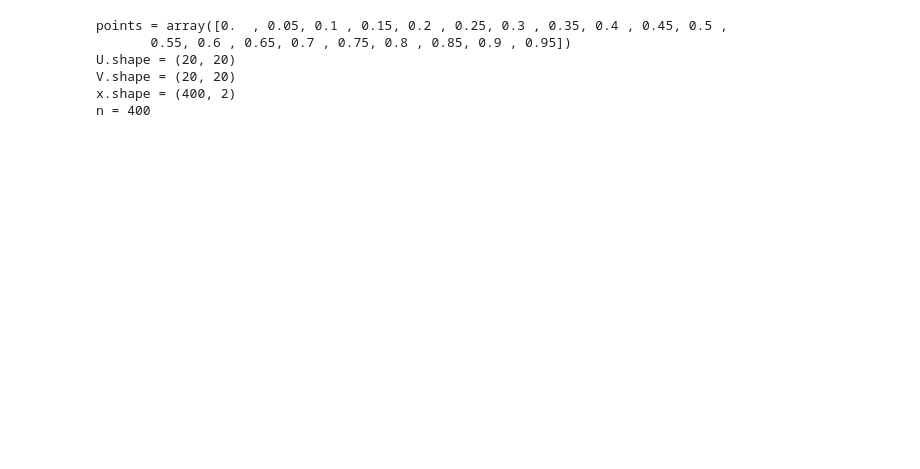
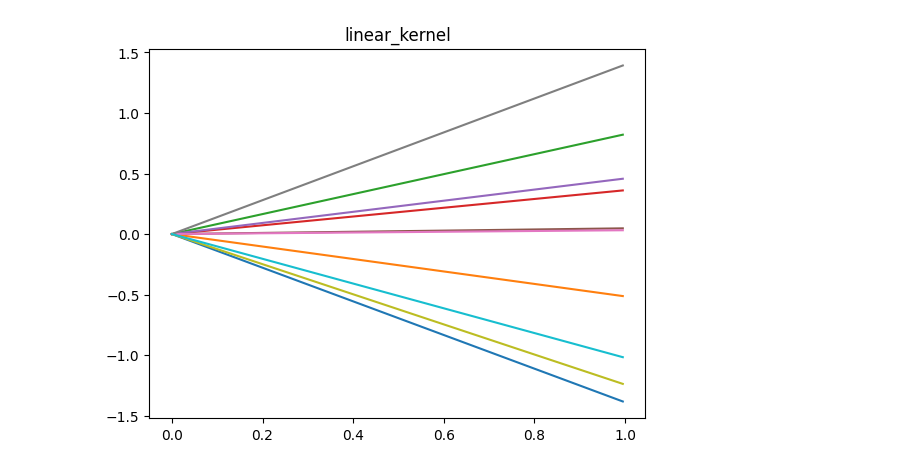
Before and after one commit to AshishSinha5/misc, a Jupyter notebook: statistics_concepts/types_of_gaussian_process.ipynb, the cells around one changed output. Cells and saved outputs as stored; diff of their text form; code cells hidden in the pictures; blank space fills up the shorter version.

```diff
--- a/statistics_concepts/types_of_gaussian_process.ipynb
+++ b/statistics_concepts/types_of_gaussian_process.ipynb
@@ -30,14 +33,0 @@ def symmetric_kernel(x, y, alpha = 0.5):
-# %%
-# chose the points to sample from the function
-points = np.arange(0, 1, 0.05).T
-U, V = np.meshgrid(points, points)
-x = np.vstack([U.flatten(), V.flatten()]).T
-n = x.shape[0]
-print(f'{points = }\n{U.shape = }\n{V.shape = }\n{x.shape = }\n{n = }')
-# %% [output]
-points = array([0.  , 0.05, 0.1 , 0.15, 0.2 , 0.25, 0.3 , 0.35, 0.4 , 0.45, 0.5 ,
-       0.55, 0.6 , 0.65, 0.7 , 0.75, 0.8 , 0.85, 0.9 , 0.95])
-U.shape = (20, 20)
-V.shape = (20, 20)
-x.shape = (400, 2)
-n = 400
@@ -44,8 +38,17 @@ n = 400
 # %%
 # chose the functon you want to use
 cov_func = linear_kernel
 C = np.zeros((n,n))
 for i in range(n):
     for j in range(n):
         C[i,j] = cov_func(x[i],x[j])
+plt.title(str(cov_func.__name__))
+for i in range(10):
+    u = np.random.normal(0, 1, n )
+    A, S, B = np.linalg.svd(C)
+    # print(f'{u.shape = }\n{A.shape = }\n{S.shape = }\n{B.shape = }')
+    z = A @ np.diag(np.sqrt(S)) @ u
+    plt.plot(x, z, '-')
+# %% [output]
+[figure, added]
 # %%
```
Also changed, not shown: parts of 9 cells of this notebook, 49 other files.
